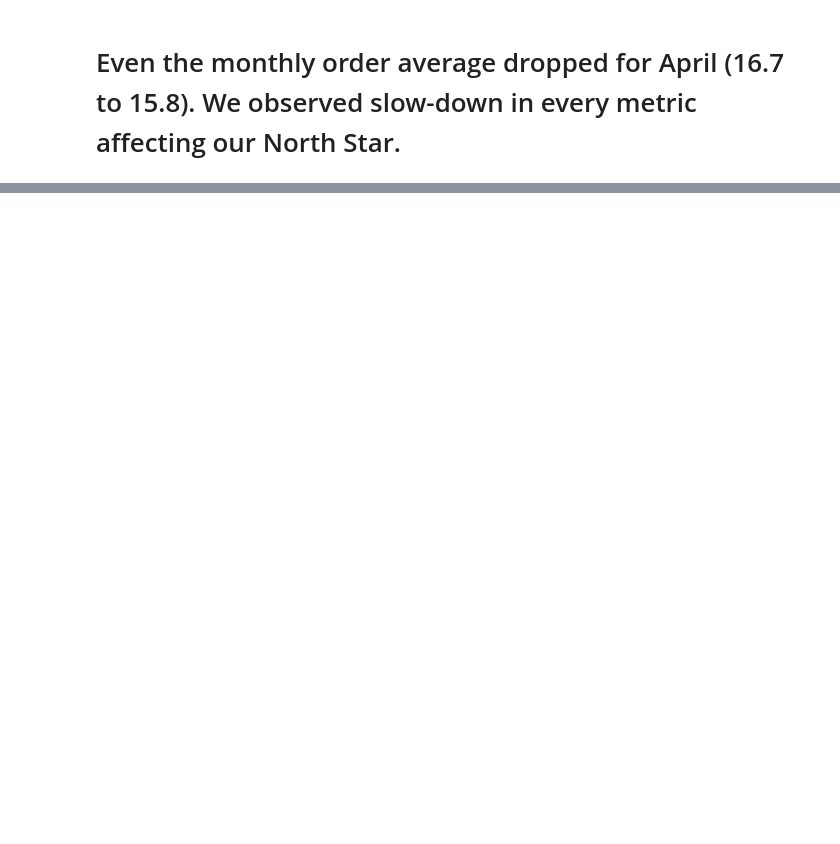
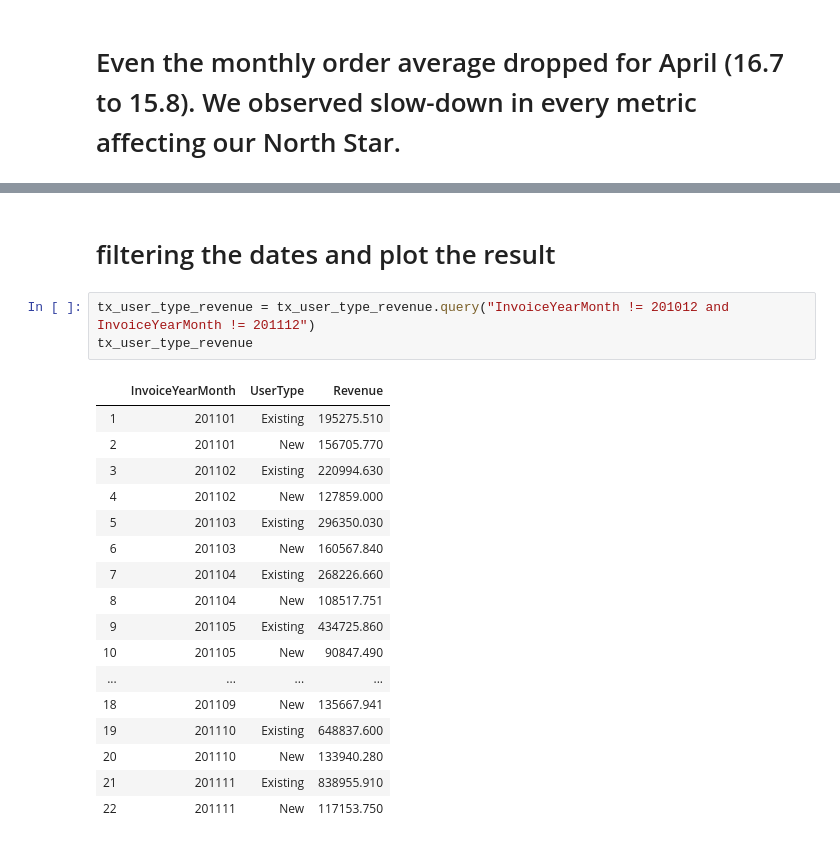
Before and after one commit to AbderrhmanAbdellatif/DataScience, a Jupyter notebook: crm.ipynb, the cells around one changed output, grey strips where cells are left out. Saved outputs shown, nothing was run; the diff lists cells and outputs as text; blank space fills up the shorter version.

```diff
--- a/crm.ipynb
+++ b/crm.ipynb
@@ -306,0 +380,23 @@ pyoff.iplot(fig)
+# %% [markdown]
+# filtering the dates and plot the result
+# %%
+tx_user_type_revenue = tx_user_type_revenue.query("InvoiceYearMonth != 201012 and InvoiceYearMonth != 201112")
+tx_user_type_revenue
+# %% [output]
+|  | InvoiceYearMonth | UserType | Revenue |
+| 1 | 201101 | Existing | 195275.510 |
+| 2 | 201101 | New | 156705.770 |
+| 3 | 201102 | Existing | 220994.630 |
+| 4 | 201102 | New | 127859.000 |
+| 5 | 201103 | Existing | 296350.030 |
+| 6 | 201103 | New | 160567.840 |
+| 7 | 201104 | Existing | 268226.660 |
+| 8 | 201104 | New | 108517.751 |
+| 9 | 201105 | Existing | 434725.860 |
+| 10 | 201105 | New | 90847.490 |
+| ... | ... | ... | ... |
+| 18 | 201109 | New | 135667.941 |
+| 19 | 201110 | Existing | 648837.600 |
+| 20 | 201110 | New | 133940.280 |
+| 21 | 201111 | Existing | 838955.910 |
+| 22 | 201111 | New | 117153.750 |
```
Also changed, not shown: parts of 13 cells of this notebook.
